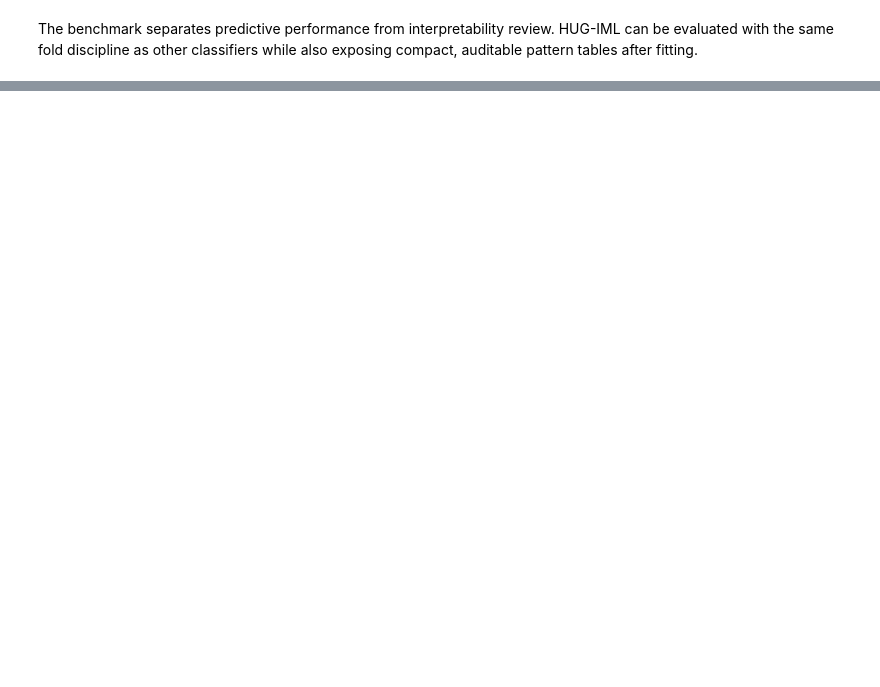
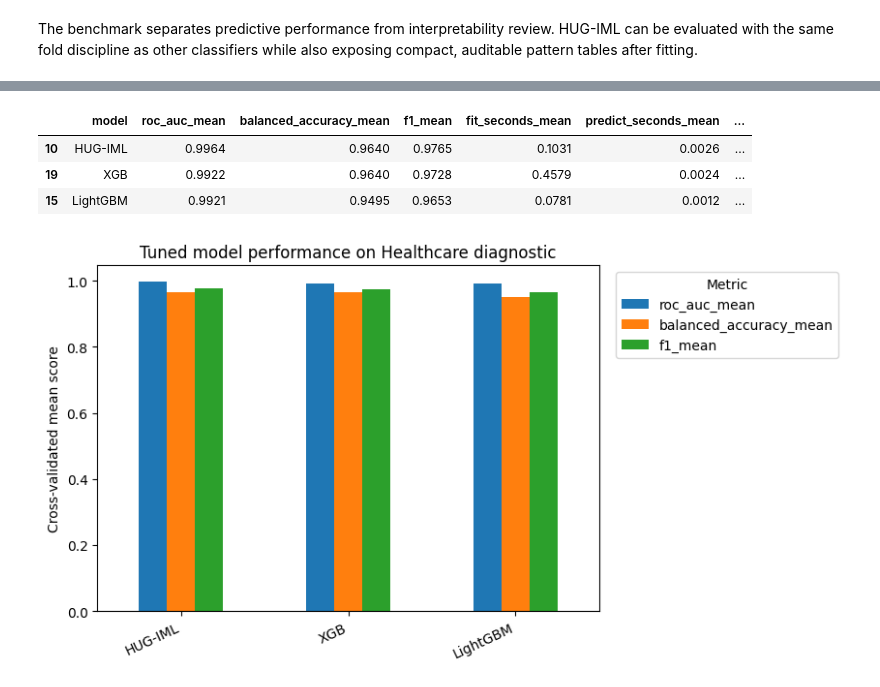
Before and after one commit to srikumar2050/hugiml-core, a Jupyter notebook: notebooks/01_benchmark_baselines/nb01_benchmark_baselines.ipynb, the cells around one changed output, grey strips where cells are left out. Saved outputs shown, nothing was run; the diff lists cells and outputs as text; code cells hidden in the pictures; blank space fills up the shorter version.

```diff
--- a/notebooks/01_benchmark_baselines/nb01_benchmark_baselines.ipynb
+++ b/notebooks/01_benchmark_baselines/nb01_benchmark_baselines.ipynb
@@ -314,0 +322,17 @@ The benchmark separates predictive performance from interpretability review. HUG
+# %%
+
+from itertools import product
+from sklearn.model_selection import ParameterGrid
+from xgboost import XGBClassifier
+from lightgbm import LGBMClassifier
+
+TUNING_DATASET = "Healthcare diagnostic"
+TUNING_SPLITS = 5
+
+X_tune_raw, y_tune_raw = datasets[TUNING_DATASET]
+X_tune, y_tune = stratified_cap(X_tune_raw, y_tune_raw, max_rows=500)
+
+print(f"Dataset: {TUNING_DATASET}")
+print(f"Rows used: {len(X_tune):,}")
+print(f"Features: {X_tune.shape[1]}")
+print(f"Positive rate: {pd.Series(y_tune).mean():.3f}")
@@ -314,0 +512,32 @@ The benchmark separates predictive performance from interpretability review. HUG
+# %%
+
+comparison = best_params[[
+    "model",
+    "roc_auc_mean",
+    "balanced_accuracy_mean",
+    "f1_mean",
+    "fit_seconds_mean",
+    "predict_seconds_mean",
+    "tuning_seconds_total",
+]].copy()
+comparison = comparison.sort_values("roc_auc_mean", ascending=False)
+comparison.round(4)
+# %% [output]
+|  | model | roc_auc_mean | balanced_accuracy_mean | f1_mean | fit_seconds_mean | predict_seconds_mean | ... |
+| 10 | HUG-IML | 0.9964 | 0.9640 | 0.9765 | 0.1031 | 0.0026 | ... |
+| 19 | XGB | 0.9922 | 0.9640 | 0.9728 | 0.4579 | 0.0024 | ... |
+| 15 | LightGBM | 0.9921 | 0.9495 | 0.9653 | 0.0781 | 0.0012 | ... |
+# %%
+
+fig, ax = plt.subplots(figsize=(8.5, 4.6))
+plot_df = comparison.set_index("model")[["roc_auc_mean", "balanced_accuracy_mean", "f1_mean"]]
+plot_df.plot(kind="bar", ax=ax)
+ax.set_title(f"Tuned model performance on {TUNING_DATASET}")
+ax.set_ylabel("Cross-validated mean score")
+ax.set_xlabel("")
+ax.legend(title="Metric", bbox_to_anchor=(1.02, 1), loc="upper left")
+plt.xticks(rotation=25, ha="right")
+plt.tight_layout()
+plt.show()
+# %% [output]
+[figure, added]
```
Also changed, not shown: parts of 13 cells of this notebook, 25 other files.
